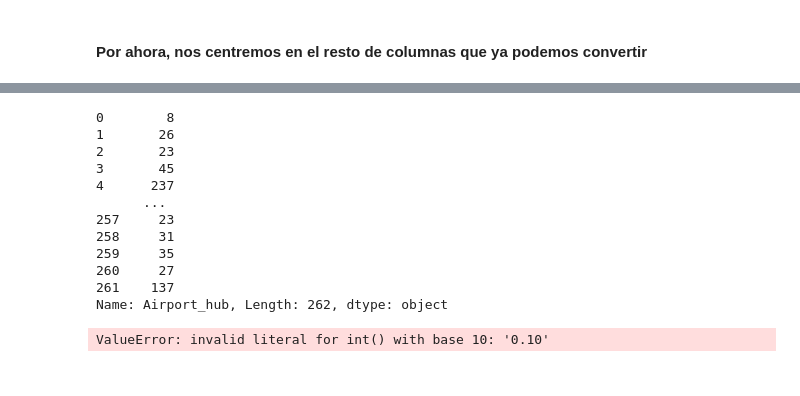
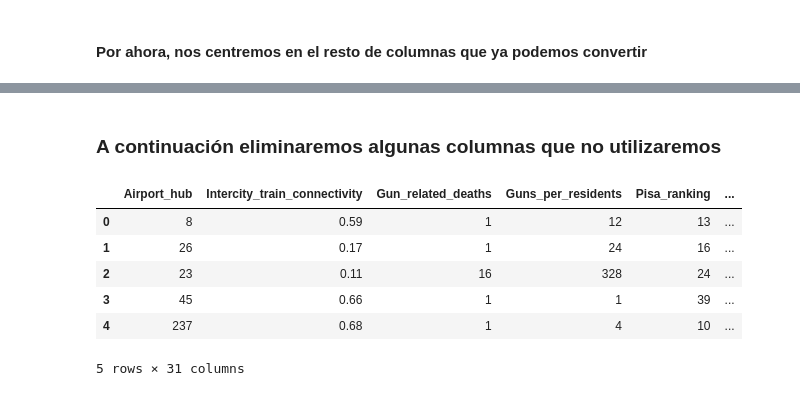
Before and after one commit to daniela-arias/Choose-to-live-better, a Jupyter notebook: Notebooks/Cleaning_dataset_for_user.ipynb, the cells around one changed output, grey strips where cells are left out. Drawn from its saved outputs; the diff is of its cells as text; code cells hidden in the pictures.

Commit message:
Limpieza dataset:columnas

```diff
--- a/Notebooks/Cleaning_dataset_for_user.ipynb
+++ b/Notebooks/Cleaning_dataset_for_user.ipynb
@@ -354,19 +429,20 @@ array(['8', '26', '23', '45', '237', '38', '0.10', '42', '10', '104',
+# %%
+copia["VAT_Sales_Tax"] = copia["VAT_Sales_Tax"].astype(dtype=float)
+# %%
+copia["Average_Annual_percent_sunshine"] = copia["Average_Annual_percent_sunshine"].astype(dtype=float)
+# %%
+copia["GDP_per_capita_uno"] =copia["GDP_per_capita_uno"].astype(dtype=float)
+# %% [markdown]
+### A continuación eliminaremos algunas columnas que no utilizaremos
+# %%
+copia.drop(["Unnamed: 0", "GDP_per_capita_otro", "Small_apart"], axis=1, inplace=True)
 # %%
-copia.Airport_hub
+copia.head()
 # %% [output]
+|  | Airport_hub | Intercity_train_connectivity | Gun_related_deaths | Guns_per_residents | Pisa_ranking | ... |
+| 0 | 8 | 0.59 | 1 | 12 | 13 | ... |
+| 1 | 26 | 0.17 | 1 | 24 | 16 | ... |
+| 2 | 23 | 0.11 | 16 | 328 | 24 | ... |
+| 3 | 45 | 0.66 | 1 | 1 | 39 | ... |
+| 4 | 237 | 0.68 | 1 | 4 | 10 | ... |
-0        8
-1       26
-2       23
-3       45
-4      237
-      ...
-257     23
-258     31
-259     35
-260     27
-261    137
-Name: Airport_hub, Length: 262, dtype: object
+5 rows × 31 columns
-# %%
-copia["Airport_hub"] = copia["Airport_hub"].apply(convert_int)
-# %% [output]
-ValueError: invalid literal for int() with base 10: '0.10'
```
Also changed, not shown: parts of 57 cells of this notebook, 1 other file.
